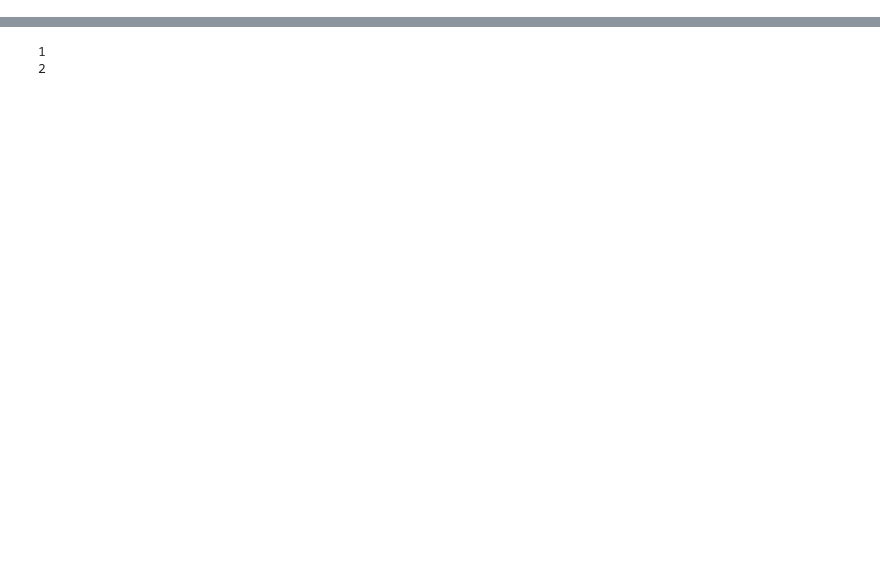
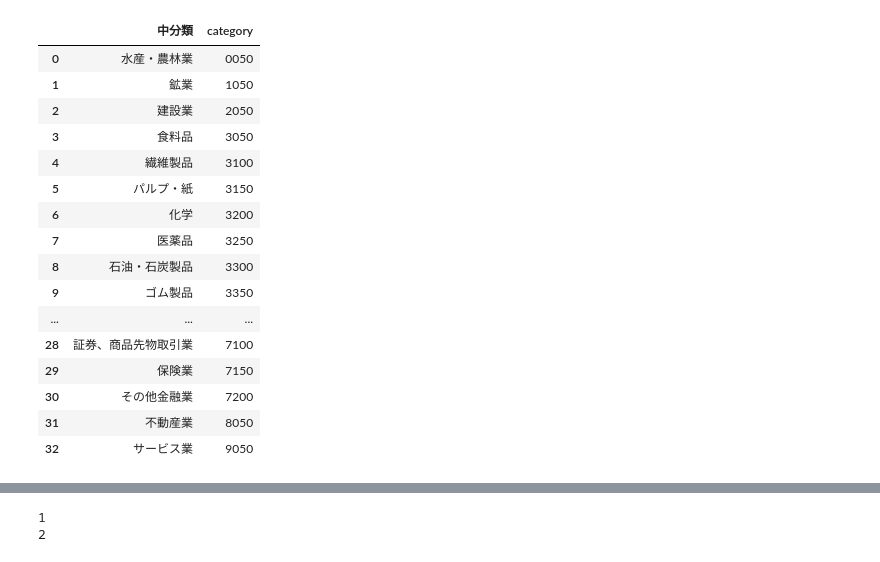
Before and after one commit to lomen0857/CategoryPredict, a Jupyter notebook: Parse.ipynb, the cells around one changed output, grey strips where cells are left out. Saved outputs shown, nothing was run; the diff lists cells and outputs as text; code cells hidden in the pictures; blank space fills up the shorter version.

```diff
--- a/Parse.ipynb
+++ b/Parse.ipynb
@@ -84,3 +130,22 @@ def get_gaiyou(page_str):
 # %%
-category = pd.read_csv("category.csv",encoding="SJIS",sep="\t",dtype = {"category":"object"})
+category_df = pd.read_csv("category.csv",encoding="SJIS",sep="\t",dtype = {"category":"object"})
+category_df
+# %% [output]
+|  | 中分類 | category |
+| 0 | 水産・農林業 | 0050 |
+| 1 | 鉱業 | 1050 |
+| 2 | 建設業 | 2050 |
+| 3 | 食料品 | 3050 |
+| 4 | 繊維製品 | 3100 |
+| 5 | パルプ・紙 | 3150 |
+| 6 | 化学 | 3200 |
+| 7 | 医薬品 | 3250 |
+| 8 | 石油・石炭製品 | 3300 |
+| 9 | ゴム製品 | 3350 |
+| ... | ... | ... |
+| 28 | 証券、商品先物取引業 | 7100 |
+| 29 | 保険業 | 7150 |
+| 30 | その他金融業 | 7200 |
+| 31 | 不動産業 | 8050 |
+| 32 | サービス業 | 9050 |
 # %%
```
Also changed, not shown: parts of 22 cells of this notebook.
